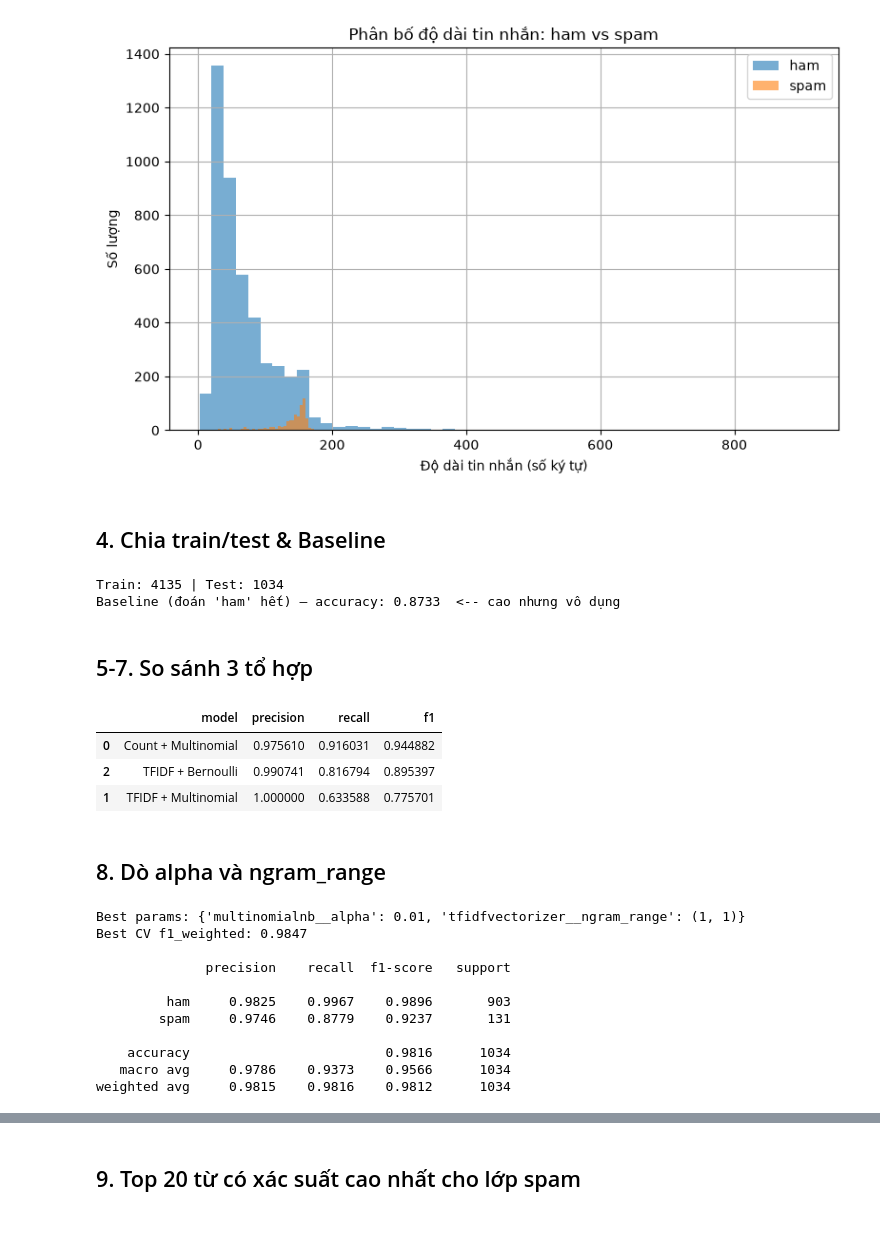
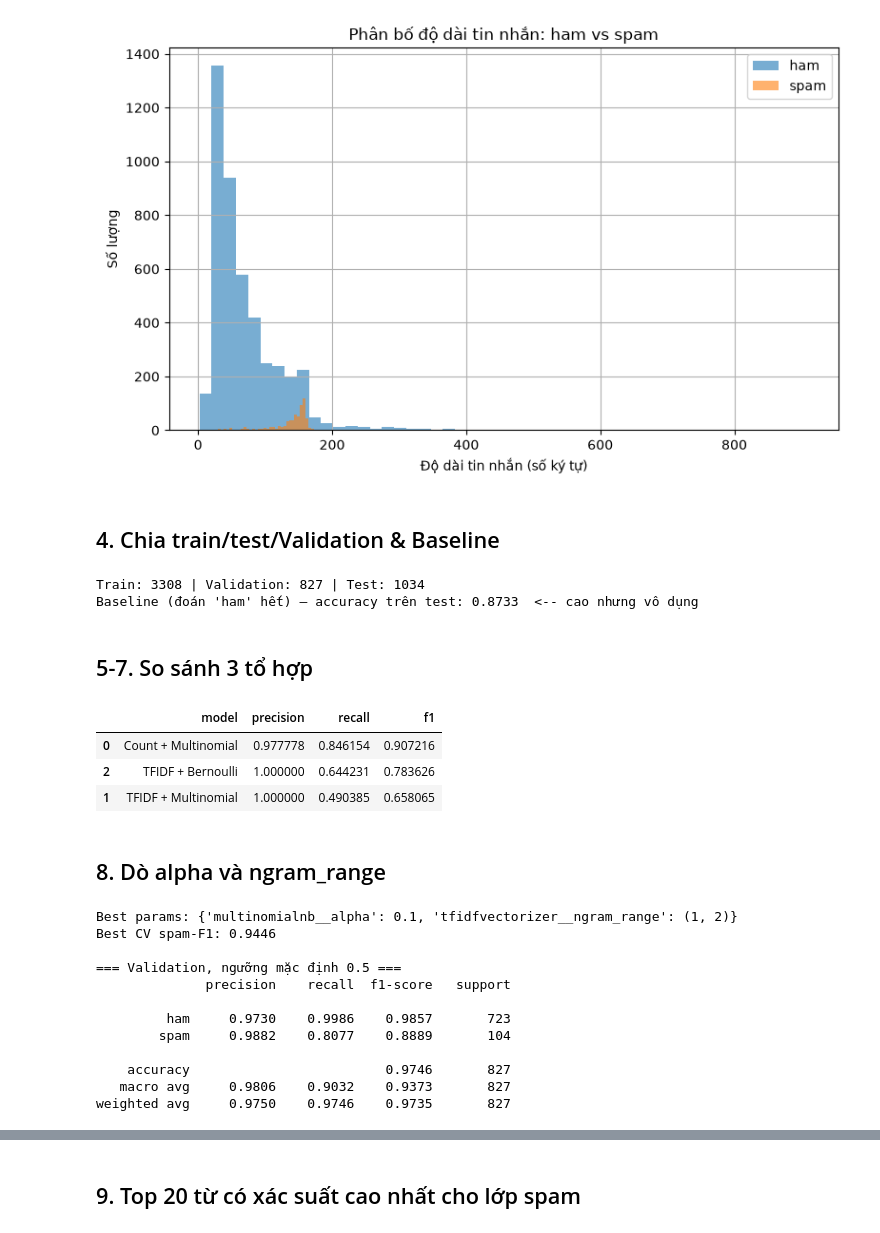
Before and after one commit to ThuyLyn/ThuyLinh_Lab-Machine-Learning, a Jupyter notebook: TT-06-NaiveBayes_Linh/notebooks/naive_bayes_sms.ipynb, the cells around one changed output, grey strips where cells are left out. Drawn from its saved outputs; the diff is of its cells as text; code cells hidden in the pictures.

```diff
--- a/TT-06-NaiveBayes_Linh/notebooks/naive_bayes_sms.ipynb
+++ b/TT-06-NaiveBayes_Linh/notebooks/naive_bayes_sms.ipynb
@@ -7,6 +7,7 @@ import time
 import numpy as np
 import pandas as pd
 import matplotlib.pyplot as plt
+from pathlib import Path
 
 from sklearn.model_selection import train_test_split, GridSearchCV
 from sklearn.dummy import DummyClassifier
@@ -16,30 +17,33 @@ from sklearn.linear_model import LogisticRegression
 from sklearn.pipeline import make_pipeline
 from sklearn.metrics import (
     classification_report, precision_score, recall_score, f1_score,
-    precision_recall_curve, confusion_matrix, ConfusionMatrixDisplay
+    precision_recall_curve, confusion_matrix, ConfusionMatrixDisplay,
+    make_scorer,
 )
 import joblib
+import json
 import os
 
-os.makedirs("../reports", exist_ok=True)
-os.makedirs("../models", exist_ok=True)
+PROJECT_ROOT = Path.cwd().parent
+os.makedirs(PROJECT_ROOT / "reports", exist_ok=True)
+os.makedirs(PROJECT_ROOT / "models", exist_ok=True)
+
+RANDOM_STATE = 42
+TARGET_PRECISION = 0.98
 
 pd.set_option("display.max_colwidth", 120)
 plt.rcParams["figure.figsize"] = (8, 5)
 # %% [markdown]
 ## 1. Nạp dữ liệu, kiểm tra encoding
 # %%
-import pandas as pd
-
-DATA_PATH = "D:\TT_ML\TT-06-NaiveBayes_Linh\dataset\spam.csv"
+DATA_PATH = PROJECT_ROOT / "dataset" / "spam.csv"
 
 df = pd.read_csv(DATA_PATH, encoding="latin-1")
 
-# Chỉ lấy 2 cột cần thiết
 df = df.iloc[:, :2]
 df.columns = ["label", "text"]
 print(df["label"].value_counts())
-print(df["label"].value_counts(normalize=True).round(4) * 100 ) # tỉ lệ %
+print(df["label"].value_counts(normalize=True).round(4) * 100)
 print(df.shape)
 print(df.head())
 # %% [output]
@@ -94,56 +98,59 @@ plt.show()
 | spam | 653.0 | 137.891271 | 30.137753 | 13.0 | 132.0 | 149.0 | 157.0 | 224.0 |
 [figure]
 # %% [markdown]
-## 4. Chia train/test & Baseline
+## 4. Chia train/test/Validation & Baseline
 # %%
-X_train, X_test, y_train, y_test = train_test_split(
-    df["text"], df["label"], test_size=0.2, random_state=42, stratify=df["label"]
+X_train_full, X_test, y_train_full, y_test = train_test_split(
+    df["text"], df["label"], test_size=0.2, random_state=RANDOM_STATE, stratify=df["label"]
 )
-print(f"Train: {len(X_train)} | Test: {len(X_test)}")
+X_train, X_val, y_train, y_val = train_test_split(
+    X_train_full, y_train_full, test_size=0.2, random_state=RANDOM_STATE, stratify=y_train_full
+)
+print(f"Train: {len(X_train)} | Validation: {len(X_val)} | Test: {len(X_test)}")
 
 dummy = DummyClassifier(strategy="most_frequent")
 dummy.fit(X_train, y_train)
 dummy_acc = dummy.score(X_test, y_test)
-print(f"Baseline (đoán 'ham' hết) — accuracy: {dummy_acc:.4f}  <-- cao nhưng vô dụng")
+print(f"Baseline (đoán 'ham' hết) — accuracy trên test: {dummy_acc:.4f}  <-- cao nhưng vô dụng")
 # %% [output]
-Train: 4135 | Test: 1034
-Baseline (đoán 'ham' hết) — accuracy: 0.8733  <-- cao nhưng vô dụng
+Train: 3308 | Validation: 827 | Test: 1034
+Baseline (đoán 'ham' hết) — accuracy trên test: 0.8733  <-- cao nhưng vô dụng
 # %% [markdown]
 ## 5-7. So sánh 3 tổ hợp
 # %%
 configs = {
     "Count + Multinomial": make_pipeline(
         CountVectorizer(lowercase=True), MultinomialNB()
     ),
     "TFIDF + Multinomial": make_pipeline(
         TfidfVectorizer(lowercase=True, sublinear_tf=True), MultinomialNB()
     ),
     "TFIDF + Bernoulli": make_pipeline(
         TfidfVectorizer(lowercase=True, sublinear_tf=True), BernoulliNB()
     ),
 }
 
 results = []
 fitted_pipes = {}
 
 for name, pipe in configs.items():
     pipe.fit(X_train, y_train)
-    y_pred = pipe.predict(X_test)
+    y_pred = pipe.predict(X_val)
     results.append({
         "model": name,
-        "precision": precision_score(y_test, y_pred, pos_label="spam"),
-        "recall": recall_score(y_test, y_pred, pos_label="spam"),
-        "f1": f1_score(y_test, y_pred, pos_label="spam"),
+        "precision": precision_score(y_val, y_pred, pos_label="spam"),
+        "recall": recall_score(y_val, y_pred, pos_label="spam"),
+        "f1": f1_score(y_val, y_pred, pos_label="spam"),
     })
     fitted_pipes[name] = pipe
 
 results_df = pd.DataFrame(results).sort_values("f1", ascending=False)
 results_df
 # %% [output]
 |  | model | precision | recall | f1 |
-| 0 | Count + Multinomial | 0.975610 | 0.916031 | 0.944882 |
-| 2 | TFIDF + Bernoulli | 0.990741 | 0.816794 | 0.895397 |
-| 1 | TFIDF + Multinomial | 1.000000 | 0.633588 | 0.775701 |
+| 0 | Count + Multinomial | 0.977778 | 0.846154 | 0.907216 |
+| 2 | TFIDF + Bernoulli | 1.000000 | 0.644231 | 0.783626 |
+| 1 | TFIDF + Multinomial | 1.000000 | 0.490385 | 0.658065 |
 # %% [markdown]
 ## 8. Dò alpha và ngram_range
 # %%
@@ -151,34 +158,33 @@ pipe_grid = make_pipeline(
     TfidfVectorizer(lowercase=True, min_df=2, max_df=0.9, sublinear_tf=True),
     MultinomialNB(),
 )
-
 param_grid = {
     "tfidfvectorizer__ngram_range": [(1, 1), (1, 2)],
     "multinomialnb__alpha": [0.01, 0.1, 0.5, 1.0],
 }
-
-grid = GridSearchCV(pipe_grid, param_grid, scoring="f1_weighted", cv=5, n_jobs=-1)
+spam_f1_scorer = make_scorer(f1_score, pos_label="spam")
+grid = GridSearchCV(pipe_grid, param_grid, scoring=spam_f1_scorer, cv=5, n_jobs=-1)
 grid.fit(X_train, y_train)
-
 print("Best params:", grid.best_params_)
-print(f"Best CV f1_weighted: {grid.best_score_:.4f}")
-
+print(f"Best CV spam-F1: {grid.best_score_:.4f}")
 best_pipe = grid.best_estimator_
-y_pred_best = best_pipe.predict(X_test)
+y_pred_val_default = best_pipe.predict(X_val)
 print()
-print(classification_report(y_test, y_pred_best, digits=4))
+print("=== Validation, ngưỡng mặc định 0.5 ===")
+print(classification_report(y_val, y_pred_val_default, digits=4))
 # %% [output]
-Best params: {'multinomialnb__alpha': 0.01, 'tfidfvectorizer__ngram_range': (1, 1)}
-Best CV f1_weighted: 0.9847
+Best params: {'multinomialnb__alpha': 0.1, 'tfidfvectorizer__ngram_range': (1, 2)}
+Best CV spam-F1: 0.9446
 
+=== Validation, ngưỡng mặc định 0.5 ===
               precision    recall  f1-score   support
 
-         ham     0.9825    0.9967    0.9896       903
-        spam     0.9746    0.8779    0.9237       131
+         ham     0.9730    0.9986    0.9857       723
+        spam     0.9882    0.8077    0.8889       104
 
-    accuracy                         0.9816      1034
-   macro avg     0.9786    0.9373    0.9566      1034
-weighted avg     0.9815    0.9816    0.9812      1034
+    accuracy                         0.9746       827
+   macro avg     0.9806    0.9032    0.9373       827
+weighted avg     0.9750    0.9746    0.9735       827
 # %%
 cv_results = pd.DataFrame(grid.cv_results_)[
     ["param_tfidfvectorizer__ngram_range", "param_multinomialnb__alpha", "mean_test_score", "std_test_score"]
```
Also changed, not shown: parts of 9 cells of this notebook, 9 other files.
